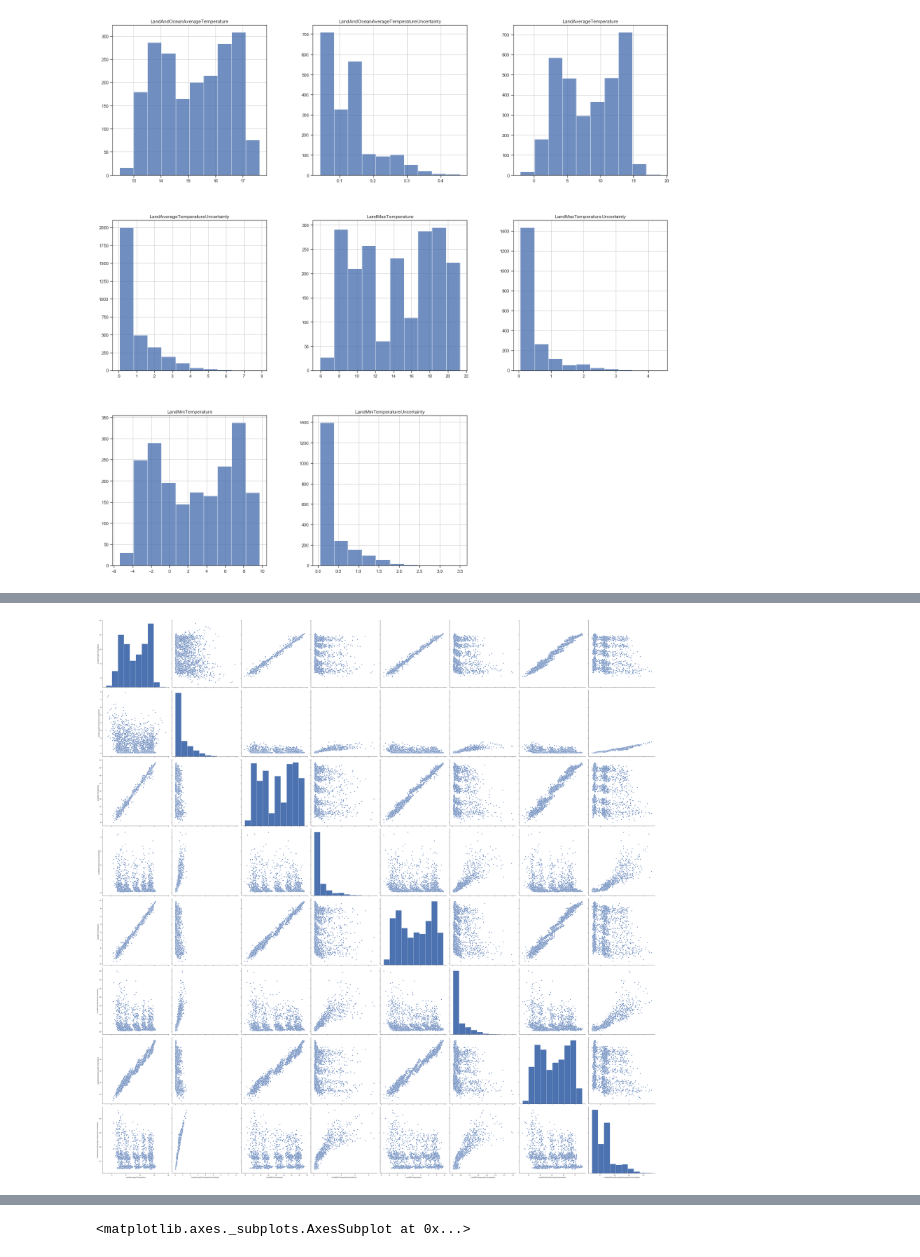
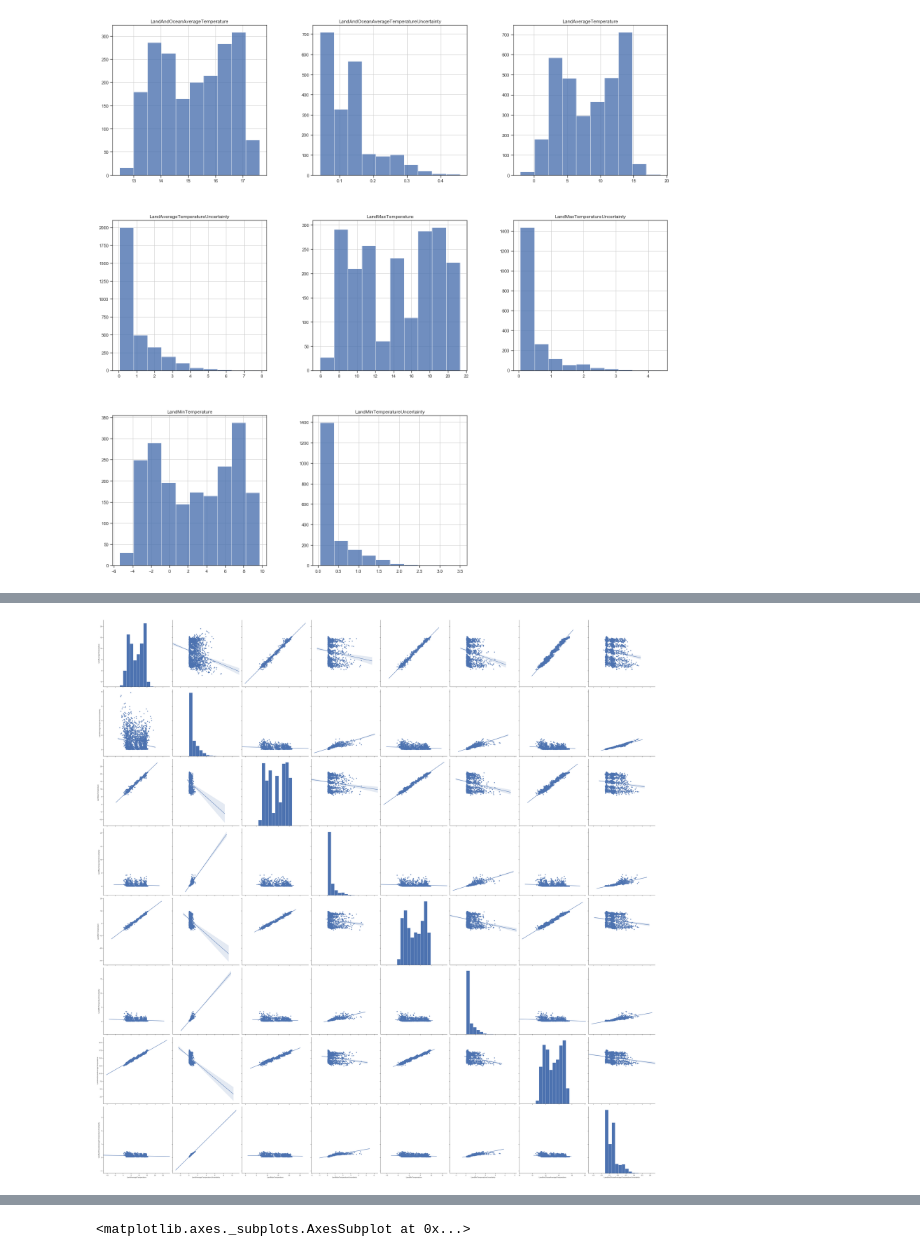
Before and after one commit to anitakowalczyk/temperature-change-regression, a Jupyter notebook: analysis.ipynb, the cells around one changed output, grey strips where cells are left out. Cells and saved outputs as stored; diff of their text form; code cells hidden in the pictures.

```diff
--- a/analysis.ipynb
+++ b/analysis.ipynb
@@ -207,12 +209,12 @@ array([[<matplotlib.axes._subplots.AxesSubplot object at 0x...>,
 # %%
 import seaborn as sns
 import matplotlib.pyplot as plt
-
-sns.pairplot(data = data, height = 7)
-plt.tight_layout()
-plt.show()
-# %% [output]
-[figure, removed]
+# %%
+sns.pairplot(data = data, kind='reg', height = 7)
+plt.tight_layout()
+plt.show()
+# %% [output]
+[figure, added]
 # %% [markdown]
 ### Boxplot
 
```
Also changed, not shown: parts of 20 cells of this notebook.
